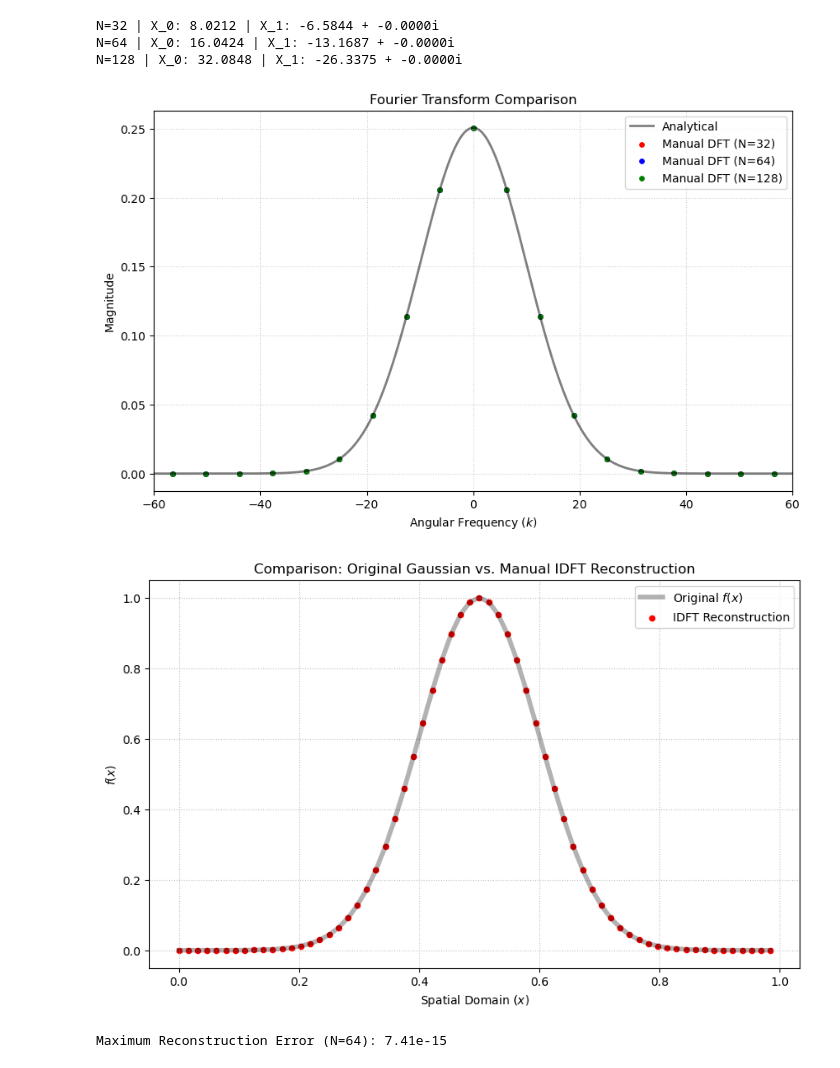
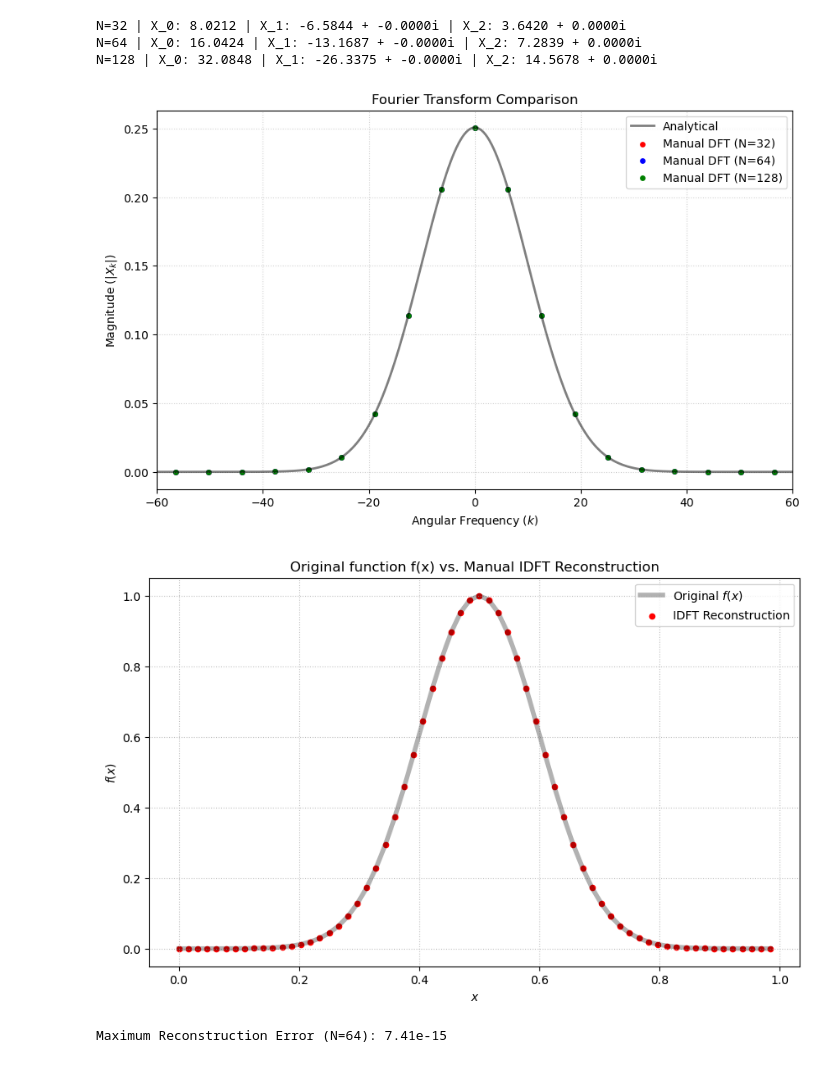
Before and after one commit to punyapaudel/hw5, a Jupyter notebook: 1b.ipynb, the cells around one changed output. Saved outputs shown, nothing was run; the diff lists cells and outputs as text; code cells hidden in the pictures.

```diff
--- a/1b.ipynb
+++ b/1b.ipynb
@@ -1,39 +1,37 @@
 # %%
 import numpy as np
 
+# Defining function
 def f(x):
     return np.exp(-50 * (x - 0.5)**2)
 
 def manual_dft(N):
-    # 1. Sample the Gaussian function on [0, 1)
     n_idx = np.arange(N)
     x_val = n_idx / N
     xn = f(x_val)
 
-    # 2. Create the DFT matrix
+    # Creating the DFT matrix
     k = n_idx.reshape((N, 1))
-    W = np.exp(-2j * np.pi * k * n_idx / N)
+    W = np.exp(-2j * np.pi * k * n_idx / N) #exponent term in equation 3
 
-    # 3. Compute Xk = W * xn
+    # Computing Xk = W * xn
     Xk = np.dot(W, xn)
     return Xk
 
-# Execute for required N values
+# Executing for required N =32, 64, and 128 values
 for N in [32, 64, 128]:
     Xk = manual_dft(N)
-    print(f"N={N} | X_0: {Xk[0].real:.4f} | X_1: {Xk[1].real:.4f} + {Xk[1].imag:.4f}i")
+    print(f"N={N} | X_0: {Xk[0].real:.4f} | X_1: {Xk[1].real:.4f} + {Xk[1].imag:.4f}i | X_2: {Xk[2].real:.4f} + {Xk[2].imag:.4f}i")
 # %% [output]
-N=32 | X_0: 8.0212 | X_1: -6.5844 + -0.0000i
-N=64 | X_0: 16.0424 | X_1: -13.1687 + -0.0000i
-N=128 | X_0: 32.0848 | X_1: -26.3375 + -0.0000i
+N=32 | X_0: 8.0212 | X_1: -6.5844 + -0.0000i | X_2: 3.6420 + 0.0000i
+N=64 | X_0: 16.0424 | X_1: -13.1687 + -0.0000i | X_2: 7.2839 + 0.0000i
+N=128 | X_0: 32.0848 | X_1: -26.3375 + -0.0000i | X_2: 14.5678 + 0.0000i
 # %%
 import matplotlib.pyplot as plt
 
-def f(x):
-    return np.exp(-50 * (x - 0.5)**2)
-
+#Defining f(k) from the solution of part a,
 def analytical_mag(k):
-    return np.sqrt(np.pi / 50) * np.exp(-k**2 / 200)
+    return np.sqrt(np.pi / 50) * np.exp(-k**2 / 200) #f(k) = sqrt(pi/50)*exp(-k^2/200).exp(-ik/2)
 
 def manual_dft(N):
     n_idx = np.arange(N)
@@ -55,7 +53,7 @@ def manual_dft(N):
     # Convert to angular frequency k
     k_angular = 2 * np.pi * k_bins
 
-    # Manually shift for plotting
+    # shift plotting
     shift_idx = np.argsort(k_angular)
     return k_angular[shift_idx], Xk[shift_idx]
 
@@ -72,55 +70,53 @@ for N, color in zip([32, 64, 128], colors):
     k_plot, Xk_plot = manual_dft(N)
 
     plt.scatter(k_plot, np.abs(Xk_plot)/N, color=color, s=15,
-                label=f'Manual DFT (N={N})')
+                label=f'Manual DFT (N={N})') # Normalize by 1/N to match the continuous Fourier Transform scale
 
 plt.title('Fourier Transform Comparison')
 plt.xlabel('Angular Frequency ($k$)')
-plt.ylabel('Magnitude')
+plt.ylabel('Magnitude ($|X_k|$)')
 plt.xlim(-60, 60)
 plt.legend()
 plt.grid(True, linestyle=':', alpha=0.6)
+plt.savefig('1b')
 plt.show()
 # %% [output]
-[figure, old version]
+[figure, new version]
 # %%
-# Original Function
-def f(x):
-    return np.exp(-50 * (x - 0.5)**2)
-
 def run_inversion(N):
     # Forward DFT
     n_idx = np.arange(N)
     x_sampled = n_idx / N
     xn_original = f(x_sampled)
 
     k_idx = n_idx.reshape((N, 1))
     W_fwd = np.exp(-2j * np.pi * k_idx * n_idx / N)
     Xk = np.dot(W_fwd, xn_original)
 
     # Inverse DFT
-    W_inv = (1/N) * np.exp(2j * np.pi * n_idx * k_idx / N)
+    W_inv = (1/N) * np.exp(2j * np.pi * n_idx * k_idx / N) #exponent term in equation 4
     xn_reconstructed = np.dot(W_inv, Xk)
 
     return x_sampled, xn_original, xn_reconstructed.real
 
 # Plotting the results for N=64
 x_vals, y_orig, y_recon = run_inversion(64)
 
 plt.figure(figsize=(10, 6))
 plt.plot(x_vals, y_orig, 'k-', lw=4, label='Original $f(x)$', alpha=0.3)
 plt.scatter(x_vals, y_recon, color='red', s=20, label='IDFT Reconstruction', marker='o')
 
-plt.title('Comparison: Original Gaussian vs. Manual IDFT Reconstruction')
-plt.xlabel('Spatial Domain ($x$)')
+plt.title('Original function f(x) vs. Manual IDFT Reconstruction')
+plt.xlabel('$x$')
 plt.ylabel('$f(x)$')
 plt.legend()
 plt.grid(True, linestyle=':', alpha=0.8)
+plt.savefig('1b')
 plt.show()
 
 # Verification of residuals
 residual = np.max(np.abs(y_orig - y_recon))
 print(f"Maximum Reconstruction Error (N=64): {residual:.2e}")
 # %% [output]
-[figure, old version]
+[figure, new version]
 Maximum Reconstruction Error (N=64): 7.41e-15
```
